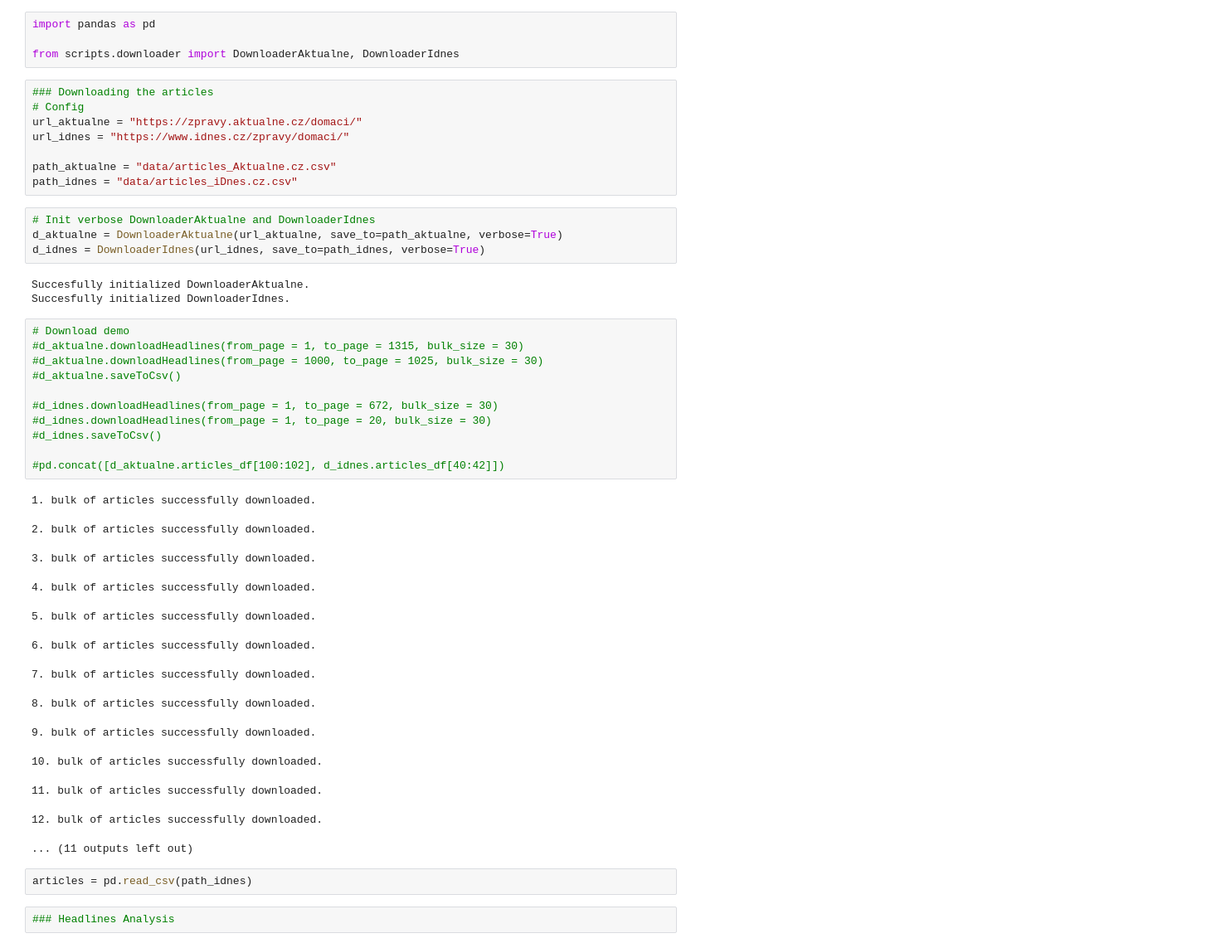
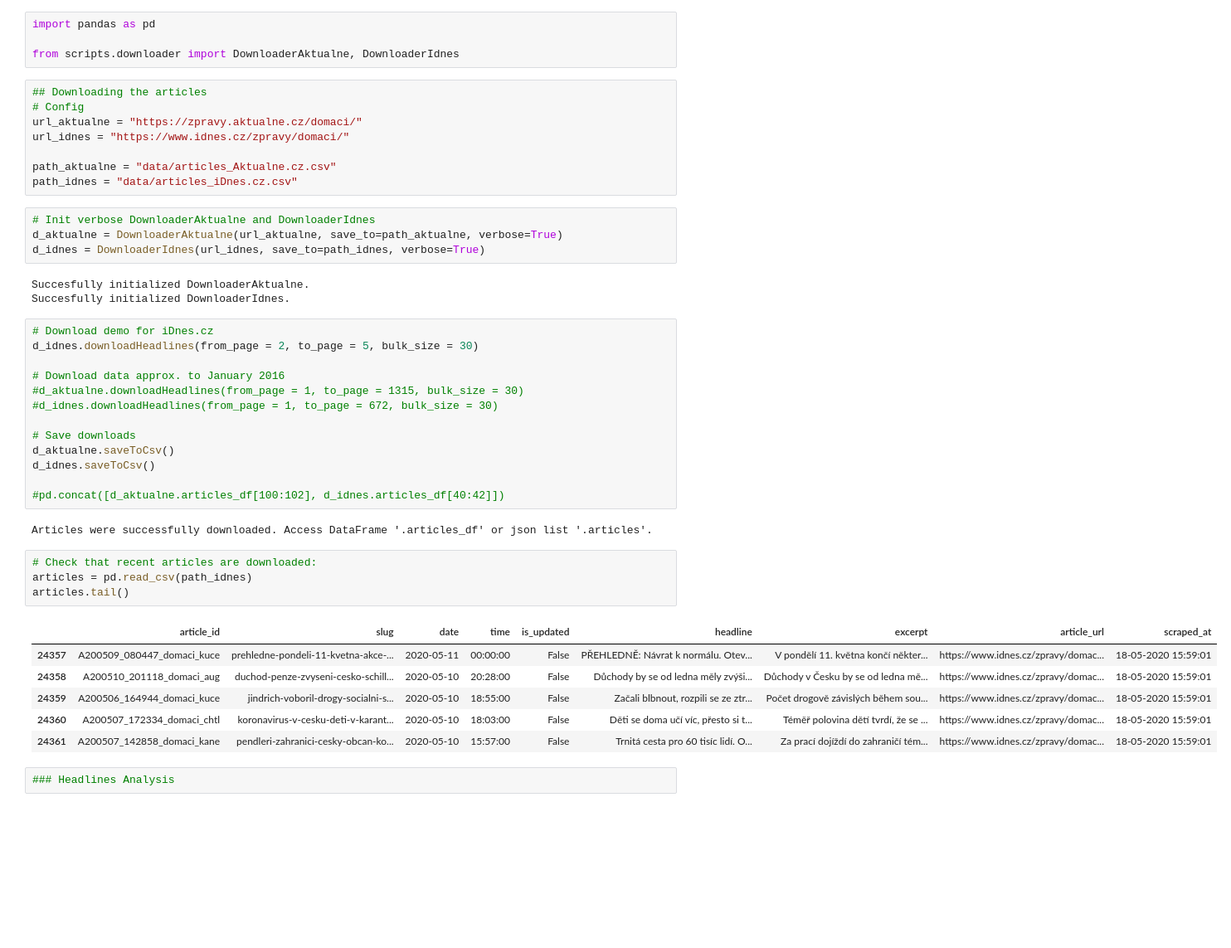
Before and after one commit to azeretm/Python-News-Project, a Jupyter notebook: HeadlinesAnalysis.ipynb, the cells around one changed output. Shown at 83% size. Cells and saved outputs as stored; diff of their text form; blank space fills up the shorter version.

```diff
--- a/HeadlinesAnalysis.ipynb
+++ b/HeadlinesAnalysis.ipynb
@@ -3,7 +3,7 @@ import pandas as pd
 
 from scripts.downloader import DownloaderAktualne, DownloaderIdnes
 # %%
-### Downloading the articles
+## Downloading the articles
 # Config
 url_aktualne = "https://zpravy.aktualne.cz/domaci/"
 url_idnes = "https://www.idnes.cz/zpravy/domaci/"
@@ -18,32 +18,31 @@ d_idnes = DownloaderIdnes(url_idnes, save_to=path_idnes, verbose=True)
 Succesfully initialized DownloaderAktualne.
 Succesfully initialized DownloaderIdnes.
 # %%
-# Download demo
+# Download demo for iDnes.cz
+d_idnes.downloadHeadlines(from_page = 2, to_page = 5, bulk_size = 30)
+
+# Download data approx. to January 2016
 #d_aktualne.downloadHeadlines(from_page = 1, to_page = 1315, bulk_size = 30)
-#d_aktualne.downloadHeadlines(from_page = 1000, to_page = 1025, bulk_size = 30)
-#d_aktualne.saveToCsv()
+#d_idnes.downloadHeadlines(from_page = 1, to_page = 672, bulk_size = 30)
 
-#d_idnes.downloadHeadlines(from_page = 1, to_page = 672, bulk_size = 30)
-#d_idnes.downloadHeadlines(from_page = 1, to_page = 20, bulk_size = 30)
-#d_idnes.saveToCsv()
+# Save downloads
+d_aktualne.saveToCsv()
+d_idnes.saveToCsv()
 
 #pd.concat([d_aktualne.articles_df[100:102], d_idnes.articles_df[40:42]])
 # %% [output]
-1. bulk of articles successfully downloaded.
+Articles were successfully downloaded. Access DataFrame '.articles_df' or json list '.articles'.
-2. bulk of articles successfully downloaded.
-3. bulk of articles successfully downloaded.
-4. bulk of articles successfully downloaded.
-5. bulk of articles successfully downloaded.
-6. bulk of articles successfully downloaded.
-7. bulk of articles successfully downloaded.
-8. bulk of articles successfully downloaded.
-9. bulk of articles successfully downloaded.
-10. bulk of articles successfully downloaded.
-11. bulk of articles successfully downloaded.
-12. bulk of articles successfully downloaded.
-... (11 outputs left out)
-# %%
-articles = pd.read_csv(path_idnes)
+# %%
+# Check that recent articles are downloaded:
+articles = pd.read_csv(path_idnes)
+articles.tail()
+# %% [output]
+|  | article_id | slug | date | time | is_updated | headline | excerpt | article_url | scraped_at |
+| 24357 | A200509_080447_domaci_kuce | prehledne-pondeli-11-kvetna-akce-... | 2020-05-11 | 00:00:00 | False | PŘEHLEDNĚ: Návrat k normálu. Otev... | V pondělí 11. května končí někter... | https://www.idnes.cz/zpravy/domac... | 18-05-2020 15:59:01 |
+| 24358 | A200510_201118_domaci_aug | duchod-penze-zvyseni-cesko-schill... | 2020-05-10 | 20:28:00 | False | Důchody by se od ledna měly zvýši... | Důchody v Česku by se od ledna mě... | https://www.idnes.cz/zpravy/domac... | 18-05-2020 15:59:01 |
+| 24359 | A200506_164944_domaci_kuce | jindrich-voboril-drogy-socialni-s... | 2020-05-10 | 18:55:00 | False | Začali blbnout, rozpili se ze ztr... | Počet drogově závislých během sou... | https://www.idnes.cz/zpravy/domac... | 18-05-2020 15:59:01 |
+| 24360 | A200507_172334_domaci_chtl | koronavirus-v-cesku-deti-v-karant... | 2020-05-10 | 18:03:00 | False | Děti se doma učí víc, přesto si t... | Téměř polovina dětí tvrdí, že se ... | https://www.idnes.cz/zpravy/domac... | 18-05-2020 15:59:01 |
+| 24361 | A200507_142858_domaci_kane | pendleri-zahranici-cesky-obcan-ko... | 2020-05-10 | 15:57:00 | False | Trnitá cesta pro 60 tisíc lidí. O... | Za prací dojíždí do zahraničí tém... | https://www.idnes.cz/zpravy/domac... | 18-05-2020 15:59:01 |
 # %%
 ### Headlines Analysis
 # %%
```
Also changed, not shown: parts of 9 cells of this notebook, 3 other files.
